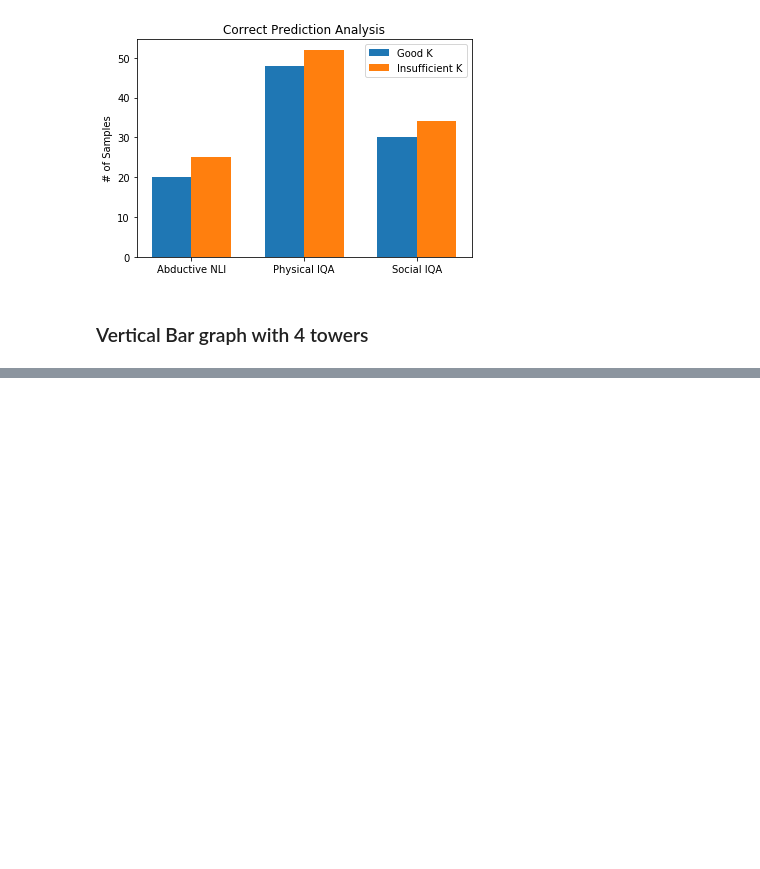
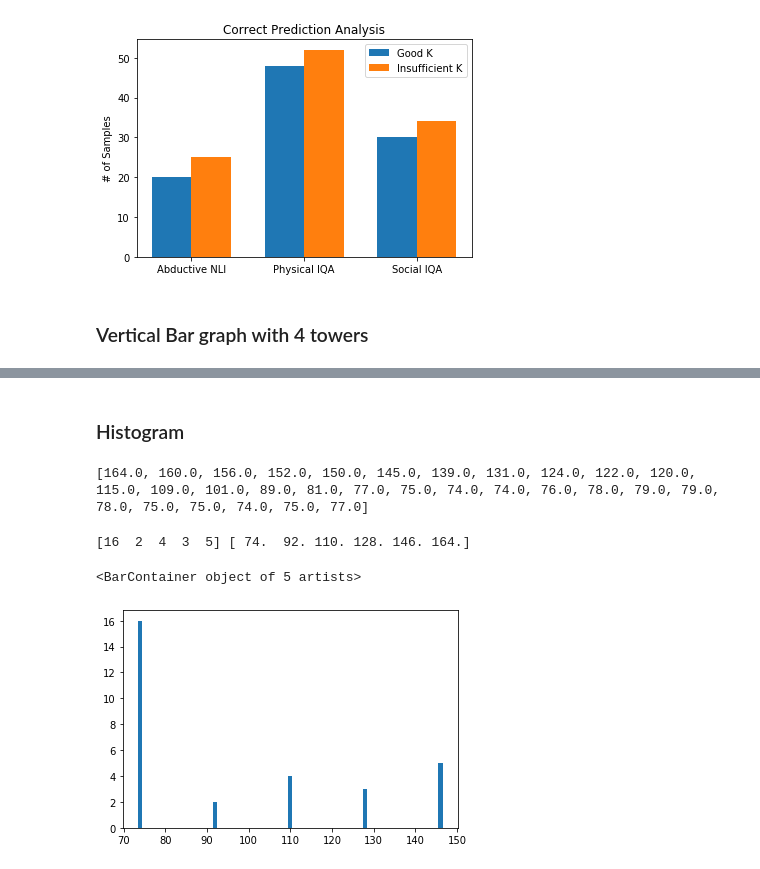
Before and after one commit to kuntalkumarpal/Python-cheat-sheets, a Jupyter notebook: Graphs_Python.ipynb, the cells around one changed output, grey strips where cells are left out. Drawn from its saved outputs; the diff is of its cells as text; code cells hidden in the pictures; blank space fills up the shorter version.

```diff
--- a/Graphs_Python.ipynb
+++ b/Graphs_Python.ipynb
@@ -66,2 +65,20 @@ ax.set_ylim([0, 80])
 # %%
 fig.savefig("Correct.png")
+# %% [markdown]
+### Histogram
+# %%
+# bins = [1, 2, 3, 4, 5]
+processed_data = [164.0, 160.0, 156.0, 152.0, 150.0, 145.0, 139.0, 131.0, 124.0, 122.0, 120.0, 115.0, 109.0, 101.0, 89.0, 81.0, 77.0, 75.0, 74.0, 74.0, 76.0, 78.0, 79.0, 79.0, 78.0, 75.0, 75.0, 74.0, 75.0, 77.0]
+print(processed_data)
+hist, bins = np.histogram(np.array(processed_data),bins=5)
+# %% [output]
+[164.0, 160.0, 156.0, 152.0, 150.0, 145.0, 139.0, 131.0, 124.0, 122.0, 120.0, 115.0, 109.0, 101.0, 89.0, 81.0, 77.0, 75.0, 74.0, 74.0, 76.0, 78.0, 79.0, 79.0, 78.0, 75.0, 75.0, 74.0, 75.0, 77.0]
+# %%
+from matplotlib import pyplot  as  plt
+plt.figure()
+print(hist,bins)
+plt.bar(bins[:-1], hist, width=1)
+# %% [output]
+[16  2  4  3  5] [ 74.  92. 110. 128. 146. 164.]
+<BarContainer object of 5 artists>
+[figure, added]
```
Also changed, not shown: parts of 18 cells of this notebook, 3 other files.
